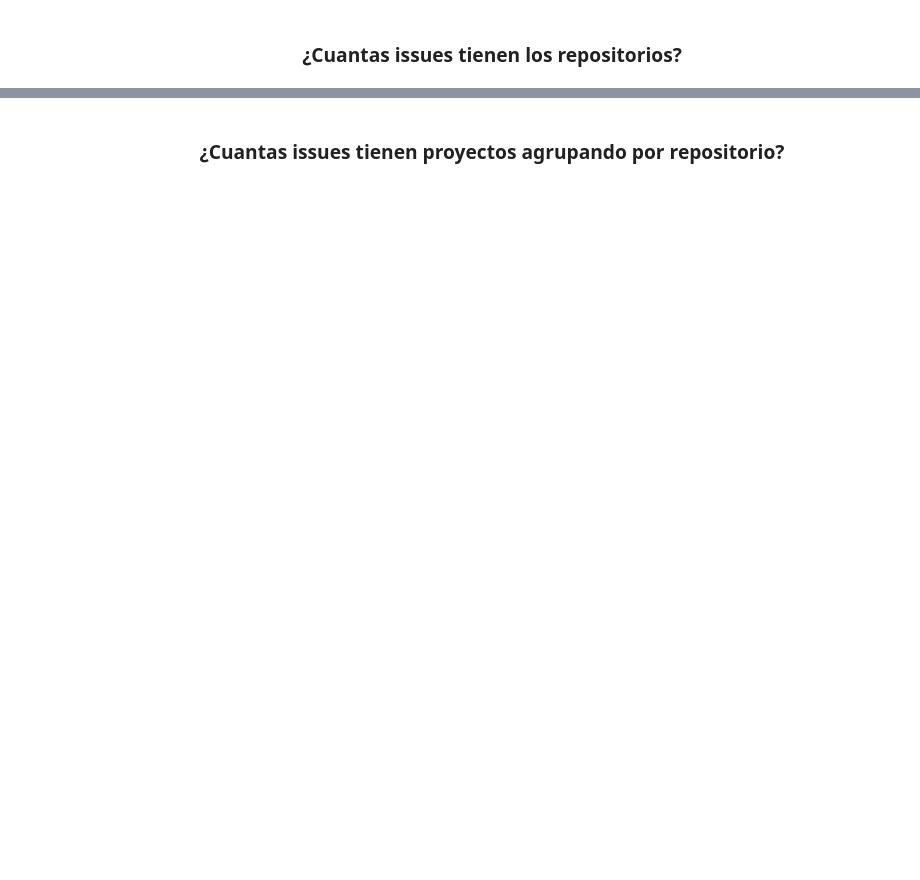
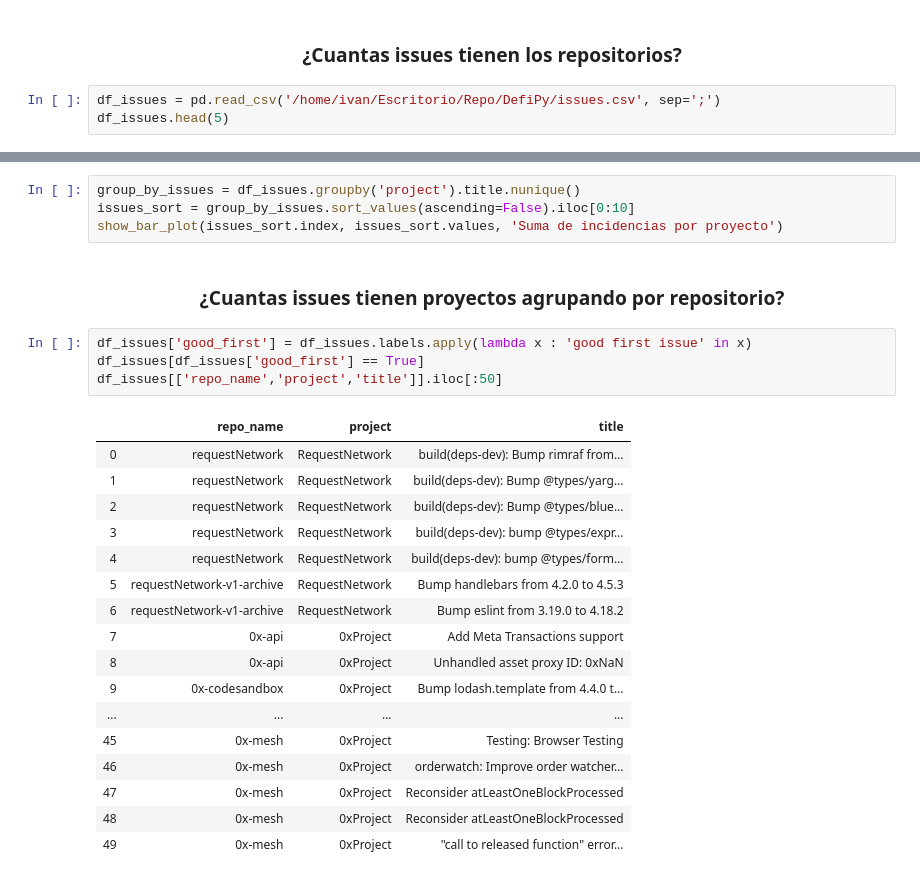
Before and after one commit to ialberquilla/defi-repo-analisys, a Jupyter notebook: Defi-repos-analisys.ipynb, the cells around one changed output, grey strips where cells are left out. Saved outputs shown, nothing was run; the diff lists cells and outputs as text; blank space fills up the shorter version.

```diff
--- a/Defi-repos-analisys.ipynb
+++ b/Defi-repos-analisys.ipynb
@@ -169,2 +212,5 @@ show_bar_plot(subscribers.index, subscribers.subscribers_count, 'Numero de suscr
 # %% [markdown]
 <h3 align="center">¿Cuantas issues tienen los repositorios?</h3>
+# %%
+df_issues = pd.read_csv('/home/ivan/Escritorio/Repo/DefiPy/issues.csv', sep=';')
+df_issues.head(5)
@@ -171,2 +224,28 @@ show_bar_plot(subscribers.index, subscribers.subscribers_count, 'Numero de suscr
+# %%
+group_by_issues = df_issues.groupby('project').title.nunique()
+issues_sort = group_by_issues.sort_values(ascending=False).iloc[0:10]
+show_bar_plot(issues_sort.index, issues_sort.values, 'Suma de incidencias por proyecto')
 # %% [markdown]
 <h3 align="center">¿Cuantas issues tienen proyectos agrupando por repositorio?</h3>
+# %%
+df_issues['good_first'] = df_issues.labels.apply(lambda x : 'good first issue' in x)
+df_issues[df_issues['good_first'] == True]
+df_issues[['repo_name','project','title']].iloc[:50]
+# %% [output]
+|  | repo_name | project | title |
+| 0 | requestNetwork | RequestNetwork | build(deps-dev): Bump rimraf from... |
+| 1 | requestNetwork | RequestNetwork | build(deps-dev): Bump @types/yarg... |
+| 2 | requestNetwork | RequestNetwork | build(deps-dev): Bump @types/blue... |
+| 3 | requestNetwork | RequestNetwork | build(deps-dev): bump @types/expr... |
+| 4 | requestNetwork | RequestNetwork | build(deps-dev): bump @types/form... |
+| 5 | requestNetwork-v1-archive | RequestNetwork | Bump handlebars from 4.2.0 to 4.5.3 |
+| 6 | requestNetwork-v1-archive | RequestNetwork | Bump eslint from 3.19.0 to 4.18.2 |
+| 7 | 0x-api | 0xProject | Add Meta Transactions support |
+| 8 | 0x-api | 0xProject | Unhandled asset proxy ID: 0xNaN |
+| 9 | 0x-codesandbox | 0xProject | Bump lodash.template from 4.4.0 t... |
+| ... | ... | ... | ... |
+| 45 | 0x-mesh | 0xProject | Testing: Browser Testing |
+| 46 | 0x-mesh | 0xProject | orderwatch: Improve order watcher... |
+| 47 | 0x-mesh | 0xProject | Reconsider atLeastOneBlockProcessed |
+| 48 | 0x-mesh | 0xProject | Reconsider atLeastOneBlockProcessed |
+| 49 | 0x-mesh | 0xProject | "call to released function" error... |
```
Also changed, not shown: parts of 16 cells of this notebook.
